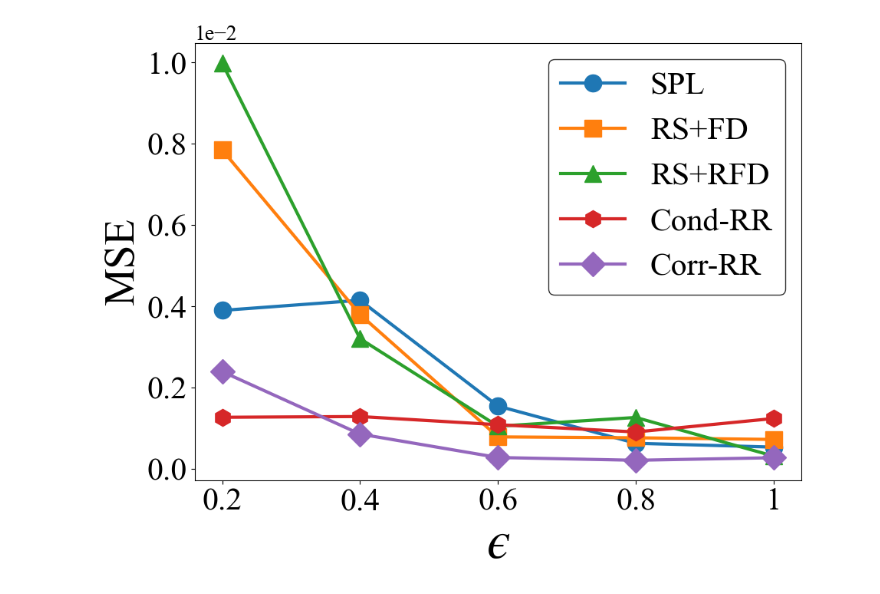
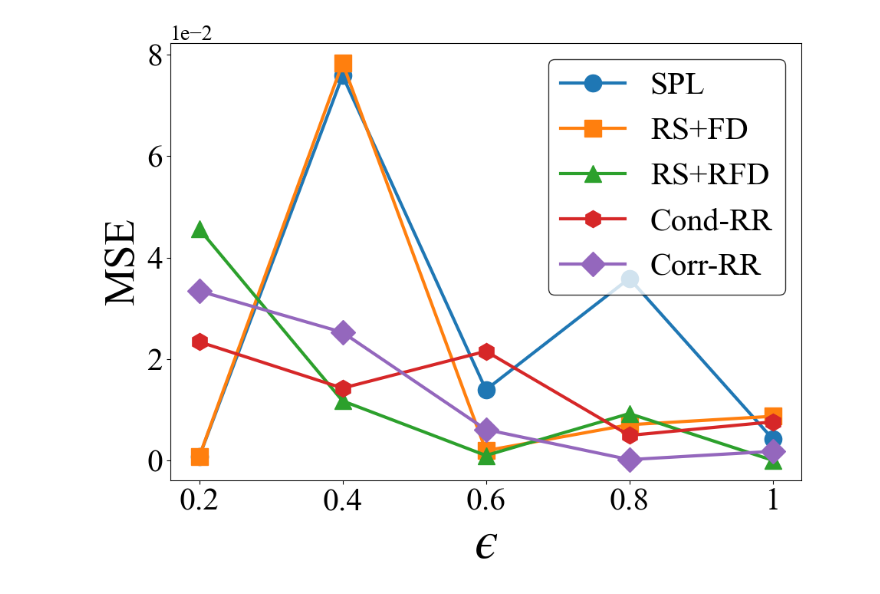
Before and after one commit to shafizurRseeam/pet_today, a Jupyter notebook: comparisions.ipynb, the cells around one changed output. Drawn from its saved outputs; the diff is of its cells as text; code cells hidden in the pictures.

```diff
--- a/comparisions.ipynb
+++ b/comparisions.ipynb
@@ -242,35 +242,35 @@ def sweep_all(
 
     # Save PDF plot
     if plot_dir:
         os.makedirs(plot_dir, exist_ok=True)
         pdf_path = os.path.join(plot_dir, base + ".pdf")
         plt.savefig(pdf_path, format="pdf")
 
     plt.show()
 
     # Save CSV of averaged means
     if csv_dir:
         os.makedirs(csv_dir, exist_ok=True)
         df_out = pd.DataFrame({"epsilon": list(epsilons)})
         for k in keys:
             df_out[k] = means[k]
         csv_path = os.path.join(csv_dir, base + ".csv")
         df_out.to_csv(csv_path, index=False)
 
     return means
 
 
 if __name__ == "__main__":
     eps = [0.2, 0.4, 0.6, 0.8, 1]
     means = sweep_all(
-        n=10000, epsilons=eps, R=5, corr=0.2,
+        n=1000, epsilons=eps, R=1, corr=0.2,
         seed=42, use_corr_rr=True,
         frac_phase1_corr=0.2, frac_phase1_rsrfd=0.2, frac_phase1_condrr=0.2,
         # plot_dir="C:/Users/ss6365/Desktop/pets_plots",          # your directory for PDFs
         # csv_dir="C:/Users/ss6365/Desktop/pets_plots/data"       # your directory for CSVs
     )
 # %% [output]
-[figure, old version]
+[figure, new version]
 # %%
 import numpy as np
 import pandas as pd
```
Also changed, not shown: parts of 7 cells of this notebook, 10 other files.
